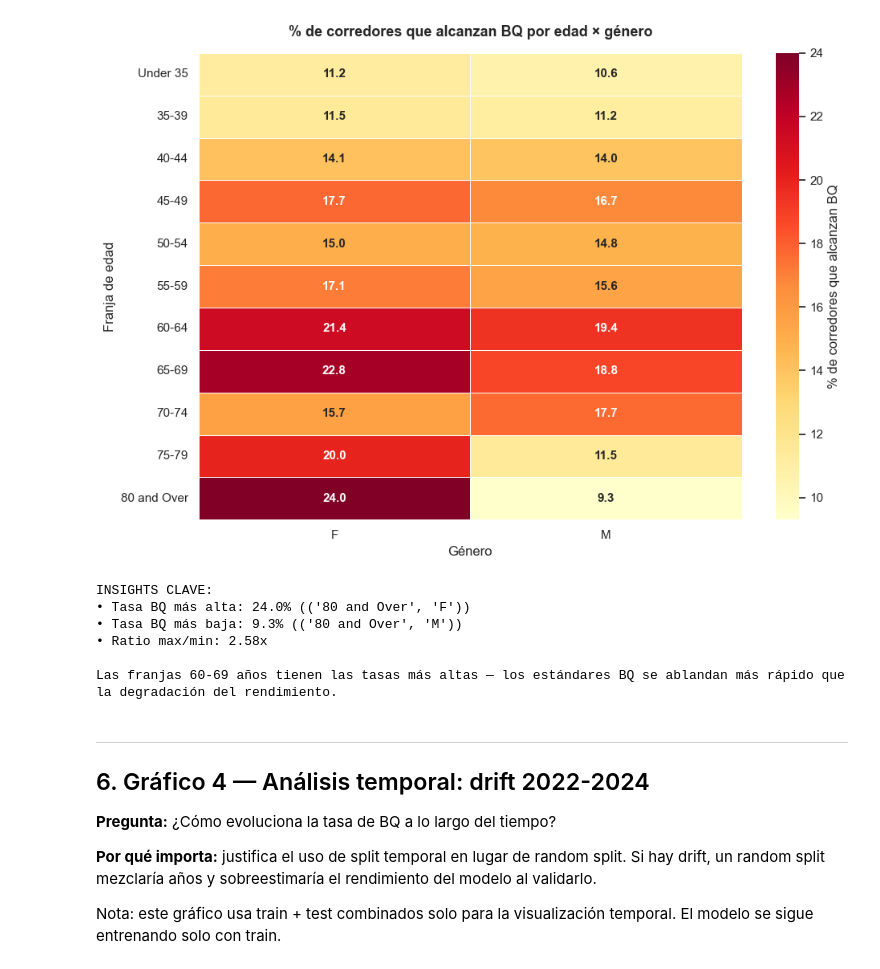
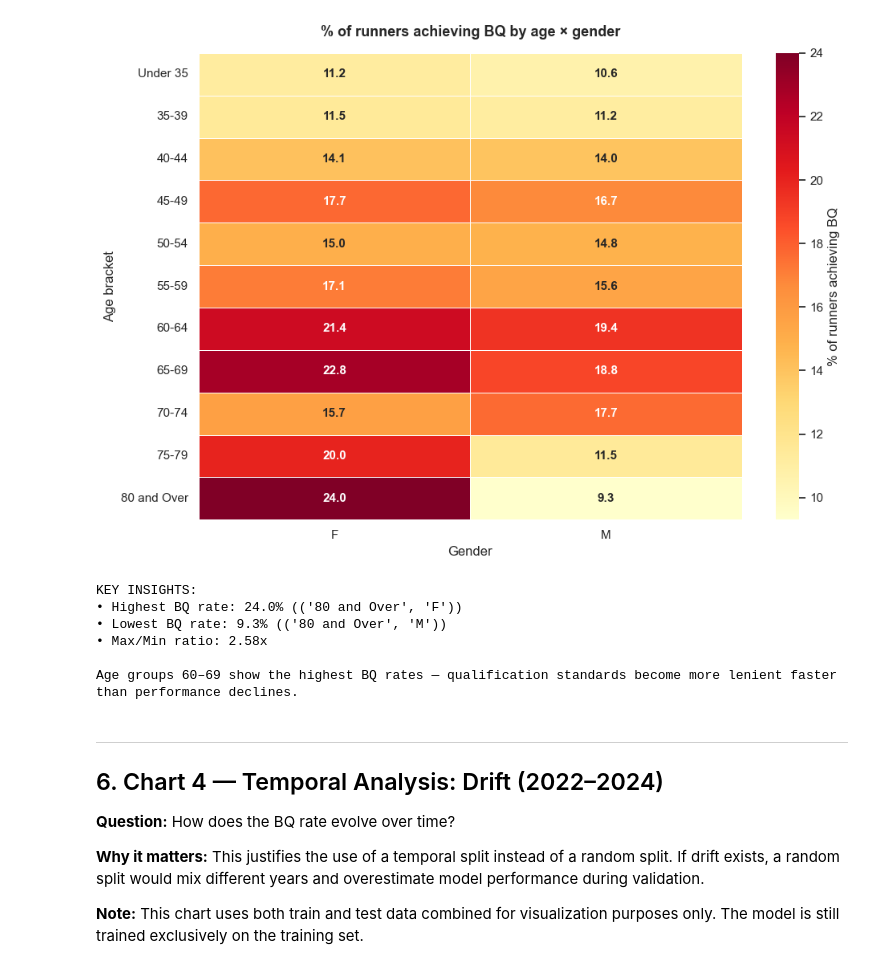
Before and after one commit to gianass-first/Boston_BQ_Predictor, a Jupyter notebook: notebooks/02_eda.ipynb, the cells around one changed output. Saved outputs shown, nothing was run; the diff lists cells and outputs as text; code cells hidden in the pictures.

```diff
--- a/notebooks/02_eda.ipynb
+++ b/notebooks/02_eda.ipynb
@@ -56,7 +52,11 @@ Imports y configuración listos
 # %%
-train = pd.read_csv(PROCESSED_DATA_DIR / 'train.csv')
+TRAIN_DIR = Path('../data/train')
+
+train = pd.read_csv(TRAIN_DIR / 'train.csv')
+
 print(f'Shape: {train.shape}')
-print(f'\nColumnas: {train.columns.tolist()}')
+print(f'\nColumns: {train.columns.tolist()}')
+
 train.head(3)
 # %% [output]
 Shape: (225356, 15)
@@ -231,50 +279,62 @@ M       4.35    4.19  1.07
 # %%
-# Calcular % BQ por género x age bracket
+# Compute BQ rate (%) by gender × age bracket
 age_order = ['Under 35', '35-39', '40-44', '45-49', '50-54',
              '55-59', '60-64', '65-69', '70-74', '75-79', '80 and Over']
 
 heatmap_data = (train.groupby(['Age Bracket', 'Gender'])['es_BQ']
                      .mean()
                      .mul(100)
                      .unstack()
                      .reindex(age_order))
 
 fig, ax = plt.subplots(figsize=(10, 7))
-sns.heatmap(heatmap_data, annot=True, fmt='.1f', cmap='YlOrRd',
-            cbar_kws={'label': '% de corredores que alcanzan BQ'},
-            linewidths=0.5, linecolor='white',
-            annot_kws={'fontweight': 'bold', 'fontsize': 11}, ax=ax)
+sns.heatmap(
+    heatmap_data,
+    annot=True,
+    fmt='.1f',
+    cmap='YlOrRd',
+    cbar_kws={'label': '% of runners achieving BQ'},
+    linewidths=0.5,
+    linecolor='white',
+    annot_kws={'fontweight': 'bold', 'fontsize': 11},
+    ax=ax
+)
 
-ax.set_title('% de corredores que alcanzan BQ por edad × género',
-             fontweight='bold', fontsize=13, pad=15)
-ax.set_xlabel('Género')
-ax.set_ylabel('Franja de edad')
+ax.set_title(
+    '% of runners achieving BQ by age × gender',
+    fontweight='bold',
+    fontsize=13,
+    pad=15
+)
+ax.set_xlabel('Gender')
+ax.set_ylabel('Age bracket')
 
 plt.tight_layout()
 plt.savefig(FIGURES_DIR / '03_bq_by_age_gender.png', dpi=150, bbox_inches='tight')
 plt.show()
 
 # Insights
-print('\nINSIGHTS CLAVE:')
-print(f'• Tasa BQ más alta: {heatmap_data.max().max():.1f}% ({heatmap_data.stack().idxmax()})')
-print(f'• Tasa BQ más baja: {heatmap_data.min().min():.1f}% ({heatmap_data.stack().idxmin()})')
-print(f'• Ratio max/min: {heatmap_data.max().max() / heatmap_data.min().min():.2f}x')
-print('\nLas franjas 60-69 años tienen las tasas más altas — los estándares BQ se ablandan más rápido que la degradación del rendimiento.')
+print('\nKEY INSIGHTS:')
+print(f'• Highest BQ rate: {heatmap_data.max().max():.1f}% ({heatmap_data.stack().idxmax()})')
+print(f'• Lowest BQ rate: {heatmap_data.min().min():.1f}% ({heatmap_data.stack().idxmin()})')
+print(f'• Max/Min ratio: {heatmap_data.max().max() / heatmap_data.min().min():.2f}x')
+
+print('\nAge groups 60–69 show the highest BQ rates — qualification standards become more lenient faster than performance declines.')
 # %% [output]
-[figure, old version]
+[figure, new version]
-INSIGHTS CLAVE:
-• Tasa BQ más alta: 24.0% (('80 and Over', 'F'))
-• Tasa BQ más baja: 9.3% (('80 and Over', 'M'))
-• Ratio max/min: 2.58x
+KEY INSIGHTS:
+• Highest BQ rate: 24.0% (('80 and Over', 'F'))
+• Lowest BQ rate: 9.3% (('80 and Over', 'M'))
+• Max/Min ratio: 2.58x
 
-Las franjas 60-69 años tienen las tasas más altas — los estándares BQ se ablandan más rápido que la degradación del rendimiento.
+Age groups 60–69 show the highest BQ rates — qualification standards become more lenient faster than performance declines.
 # %% [markdown]
 ---
-## 6. Gráfico 4 — Análisis temporal: drift 2022-2024
+## 6. Chart 4 — Temporal Analysis: Drift (2022–2024)
 
-**Pregunta:** ¿Cómo evoluciona la tasa de BQ a lo largo del tiempo?
+**Question:** How does the BQ rate evolve over time?
 
-**Por qué importa:** justifica el uso de split temporal en lugar de random split. Si hay drift, un random split mezclaría años y sobreestimaría el rendimiento del modelo al validarlo.
+**Why it matters:** This justifies the use of a temporal split instead of a random split. If drift exists, a random split would mix different years and overestimate model performance during validation.
 
-Nota: este gráfico usa train + test combinados solo para la visualización temporal. El modelo se sigue entrenando solo con train.
+**Note:** This chart uses both train and test data combined for visualization purposes only. The model is still trained exclusively on the training set.
 # %%
```
Also changed, not shown: parts of 21 cells of this notebook, 45 other files.
